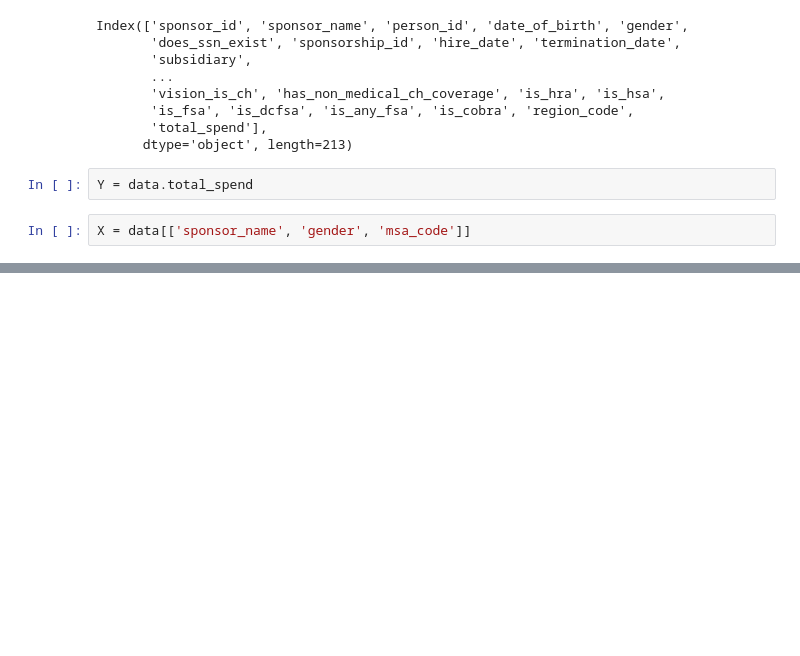
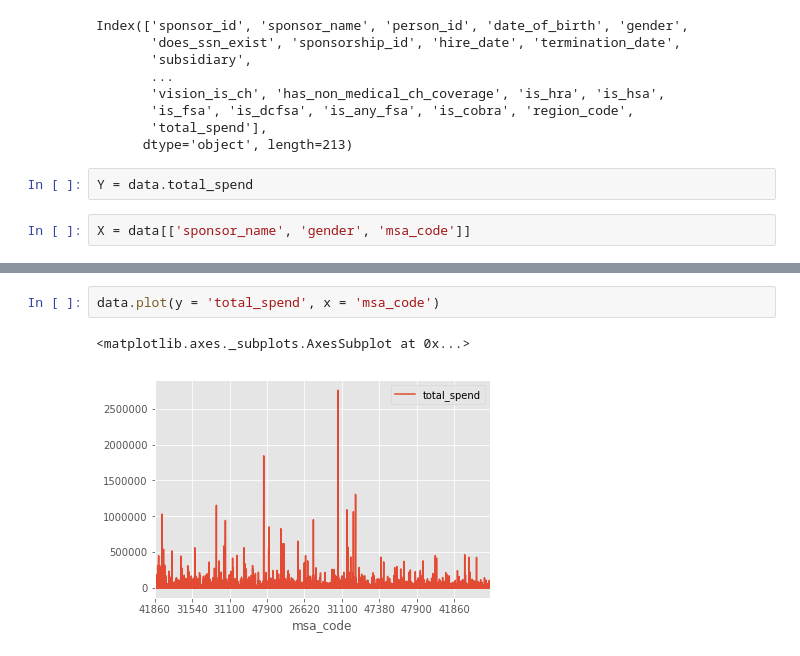
Before and after one commit to jww703/DS-SF-36, a Jupyter notebook: final-project/3/Jacob White Final Project.ipynb, the cells around one changed output, grey strips where cells are left out. Cells and saved outputs as stored; diff of their text form; blank space fills up the shorter version.

```diff
--- a/final-project/3/Jacob White Final Project.ipynb
+++ b/final-project/3/Jacob White Final Project.ipynb
@@ -323,0 +330,5 @@ X = data[['sponsor_name', 'gender', 'msa_code']]
+# %%
+data.plot(y = 'total_spend', x = 'msa_code')
+# %% [output]
+<matplotlib.axes._subplots.AxesSubplot at 0x...>
+[figure, added]
```
Also changed, not shown: parts of 10 cells of this notebook.
